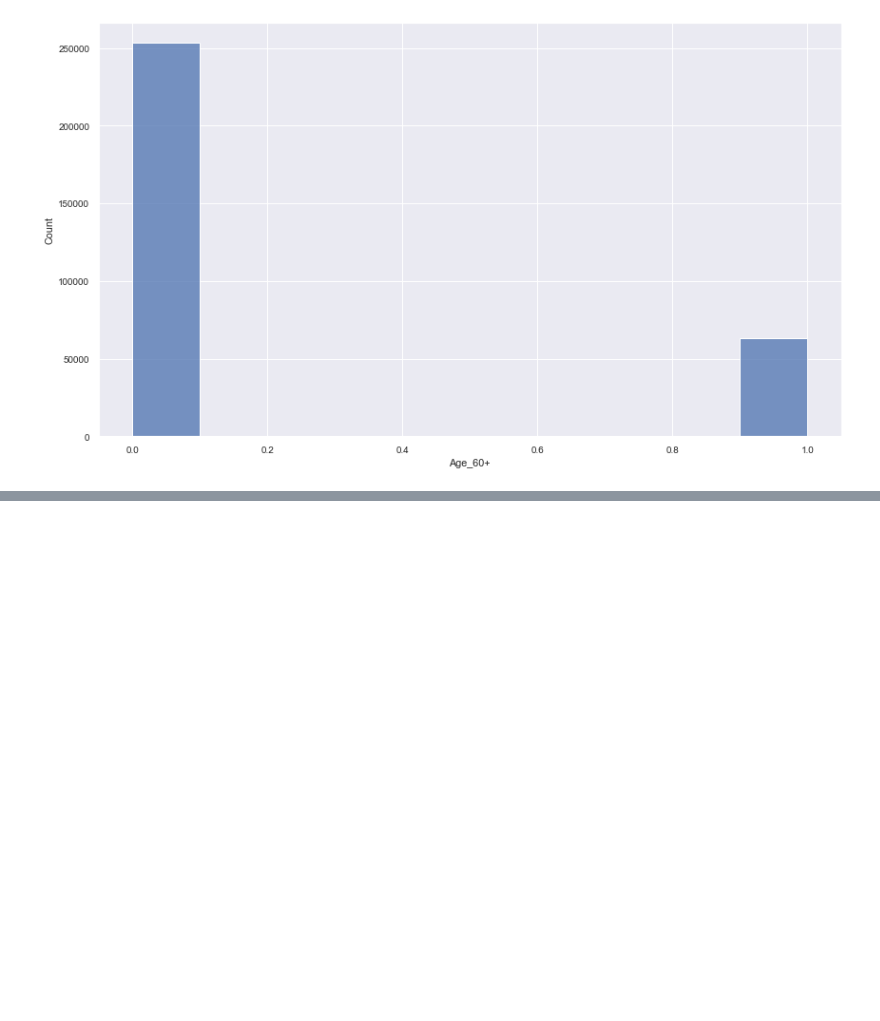
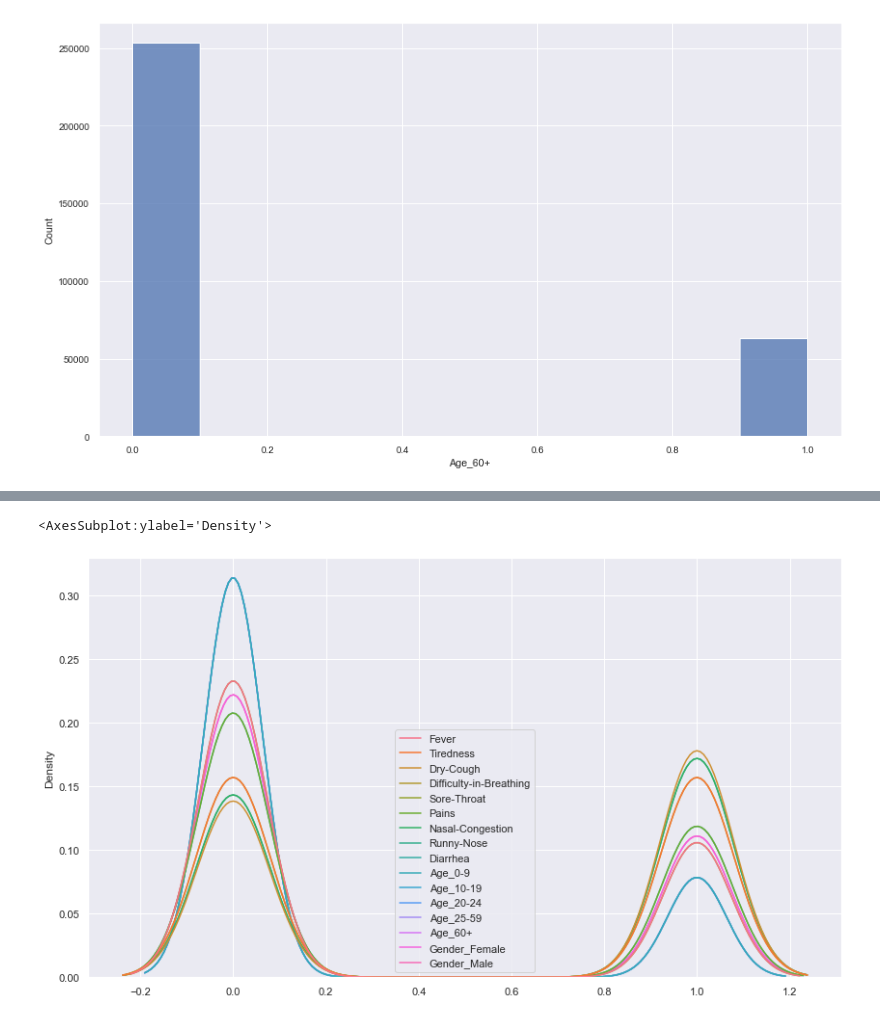
Before and after one commit to kashimmirza/cseproject, a Jupyter notebook: covid19_symtomps.ipynb, the cells around one changed output, grey strips where cells are left out. Saved outputs shown, nothing was run; the diff lists cells and outputs as text; code cells hidden in the pictures; blank space fills up the shorter version.

```diff
--- a/covid19_symtomps.ipynb
+++ b/covid19_symtomps.ipynb
@@ -116,0 +163,5 @@ plt.plot(df['Fever']);
+# %%
+sns.kdeplot(data=X,bw_adjust=2)
+# %% [output]
+<AxesSubplot:ylabel='Density'>
+[figure, added]
```
Also changed, not shown: parts of 30 cells of this notebook.
